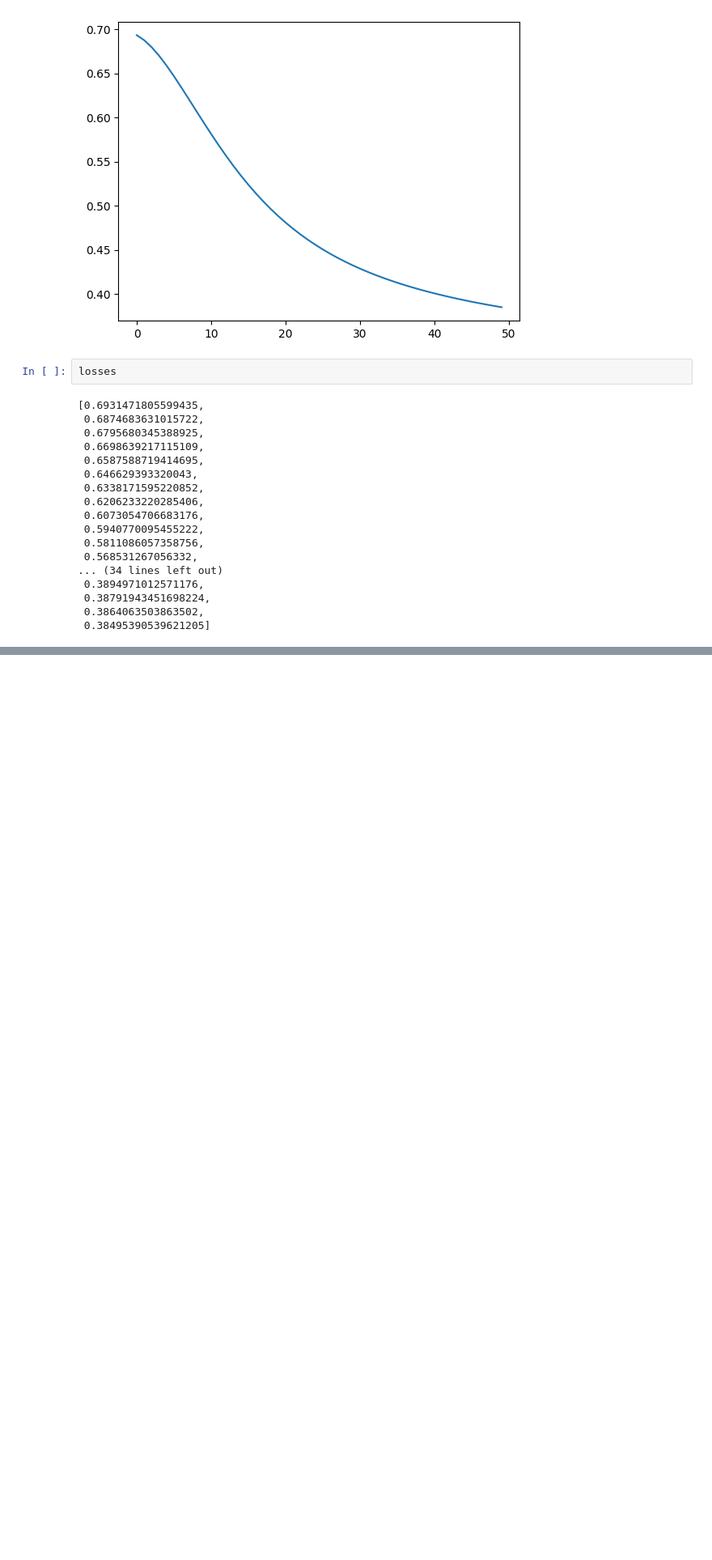
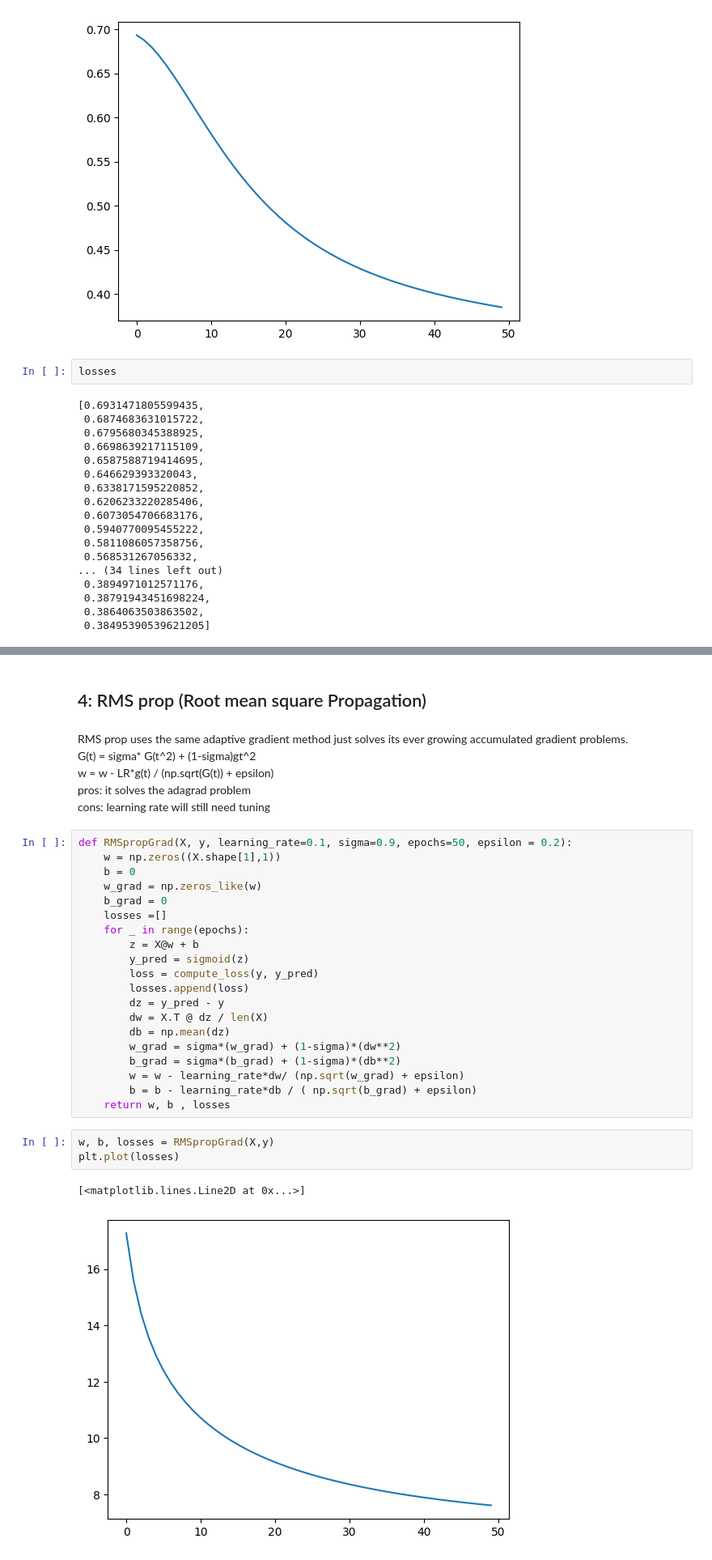
Before and after one commit to nitinchaube/AI_DSA, a Jupyter notebook: Optimization/optimization.ipynb, the cells around one changed output, grey strips where cells are left out. Shown: that part at 81% size. Cells and saved outputs as stored; diff of their text form; blank space fills up the shorter version.

```diff
--- a/Optimization/optimization.ipynb
+++ b/Optimization/optimization.ipynb
@@ -161,0 +196,34 @@ losses
+# %% [markdown]
+## 4: RMS prop (Root mean square Propagation)
+# %% [markdown]
+RMS prop uses the same adaptive gradient method just solves its ever growing accumulated gradient problems.<br>
+G(t) = sigma* G(t^2) + (1-sigma)gt^2 <br>
+w = w - LR*g(t) / (np.sqrt(G(t)) + epsilon)<br>
+pros: it solves the adagrad problem <br>
+cons: learning rate will still need tuning
+# %%
+def RMSpropGrad(X, y, learning_rate=0.1, sigma=0.9, epochs=50, epsilon = 0.2):
+    w = np.zeros((X.shape[1],1))
+    b = 0
+    w_grad = np.zeros_like(w)
+    b_grad = 0
+    losses =[]
+    for _ in range(epochs):
+        z = X@w + b
+        y_pred = sigmoid(z)
+        loss = compute_loss(y, y_pred)
+        losses.append(loss)
+        dz = y_pred - y
+        dw = X.T @ dz / len(X)
+        db = np.mean(dz)
+        w_grad = sigma*(w_grad) + (1-sigma)*(dw**2)
+        b_grad = sigma*(b_grad) + (1-sigma)*(db**2)
+        w = w - learning_rate*dw/ (np.sqrt(w_grad) + epsilon)
+        b = b - learning_rate*db / ( np.sqrt(b_grad) + epsilon)
+    return w, b , losses
+# %%
+w, b, losses = RMSpropGrad(X,y)
+plt.plot(losses)
+# %% [output]
+[<matplotlib.lines.Line2D at 0x...>]
+[figure, added]
```
Also changed, not shown: parts of 4 cells of this notebook, 1 other file.
